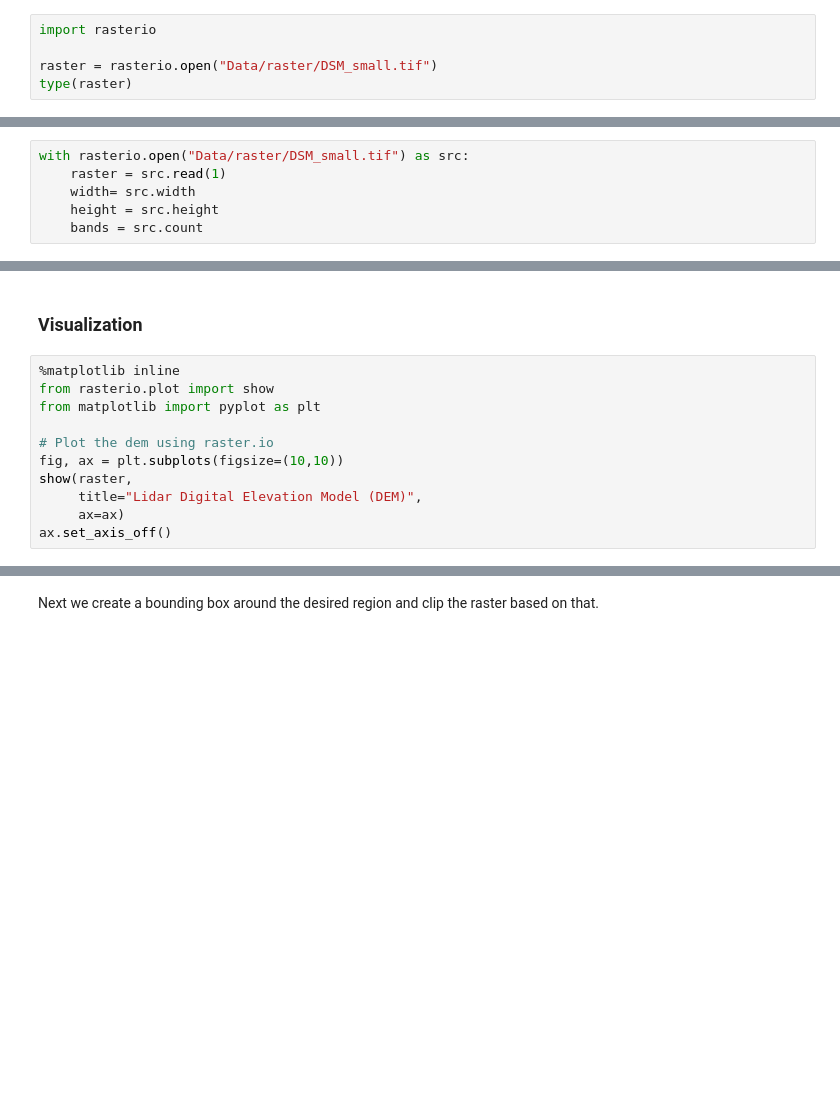
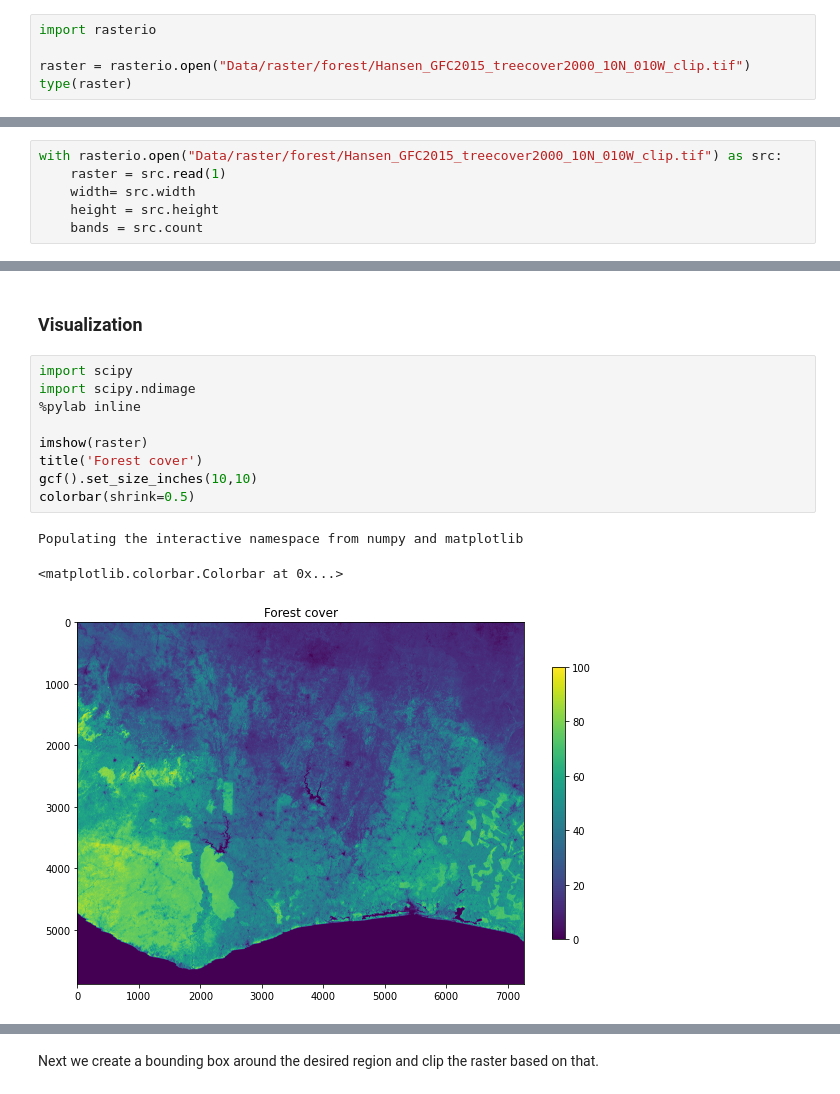
Before and after one commit to makangd/python, a Jupyter notebook: 07_RasterData.ipynb, the cells around one changed output, grey strips where cells are left out. Drawn from its saved outputs; the diff is of its cells as text; blank space fills up the shorter version.

Commit message:
updated raster data

```diff
--- a/07_RasterData.ipynb
+++ b/07_RasterData.ipynb
@@ -137,5 +180,5 @@ Maybe always?! But it depends on your personal preferences
 # %%
 import rasterio
 
-raster = rasterio.open("Data/raster/DSM_small.tif")
+raster = rasterio.open("Data/raster/forest/Hansen_GFC2015_treecover2000_10N_010W_clip.tif")
 type(raster)
@@ -183,7 +245,7 @@ raster.close()
 # %% [markdown]
 A better way to work with raster data in rasterio is to use the context manager. This will handle opening and closing the raster file for you.
 # %%
-with rasterio.open("Data/raster/DSM_small.tif") as src:
+with rasterio.open("Data/raster/forest/Hansen_GFC2015_treecover2000_10N_010W_clip.tif") as src:
     raster = src.read(1)
     width= src.width
     height = src.height
@@ -194,13 +264,15 @@ raster
 # %% [markdown]
 ### Visualization
-# %%
-%matplotlib inline
-from rasterio.plot import show
-from matplotlib import pyplot as plt
-
-# Plot the dem using raster.io
-fig, ax = plt.subplots(figsize=(10,10))
-show(raster,
-     title="Lidar Digital Elevation Model (DEM)",
-     ax=ax)
-ax.set_axis_off()
+# %%
+import scipy
+import scipy.ndimage
+%pylab inline
+
+imshow(raster)
+title('Forest cover')
+gcf().set_size_inches(10,10)
+colorbar(shrink=0.5)
+# %% [output]
+Populating the interactive namespace from numpy and matplotlib
+<matplotlib.colorbar.Colorbar at 0x...>
+[figure, added]
```
Also changed, not shown: parts of 73 cells of this notebook, 21 other files.
